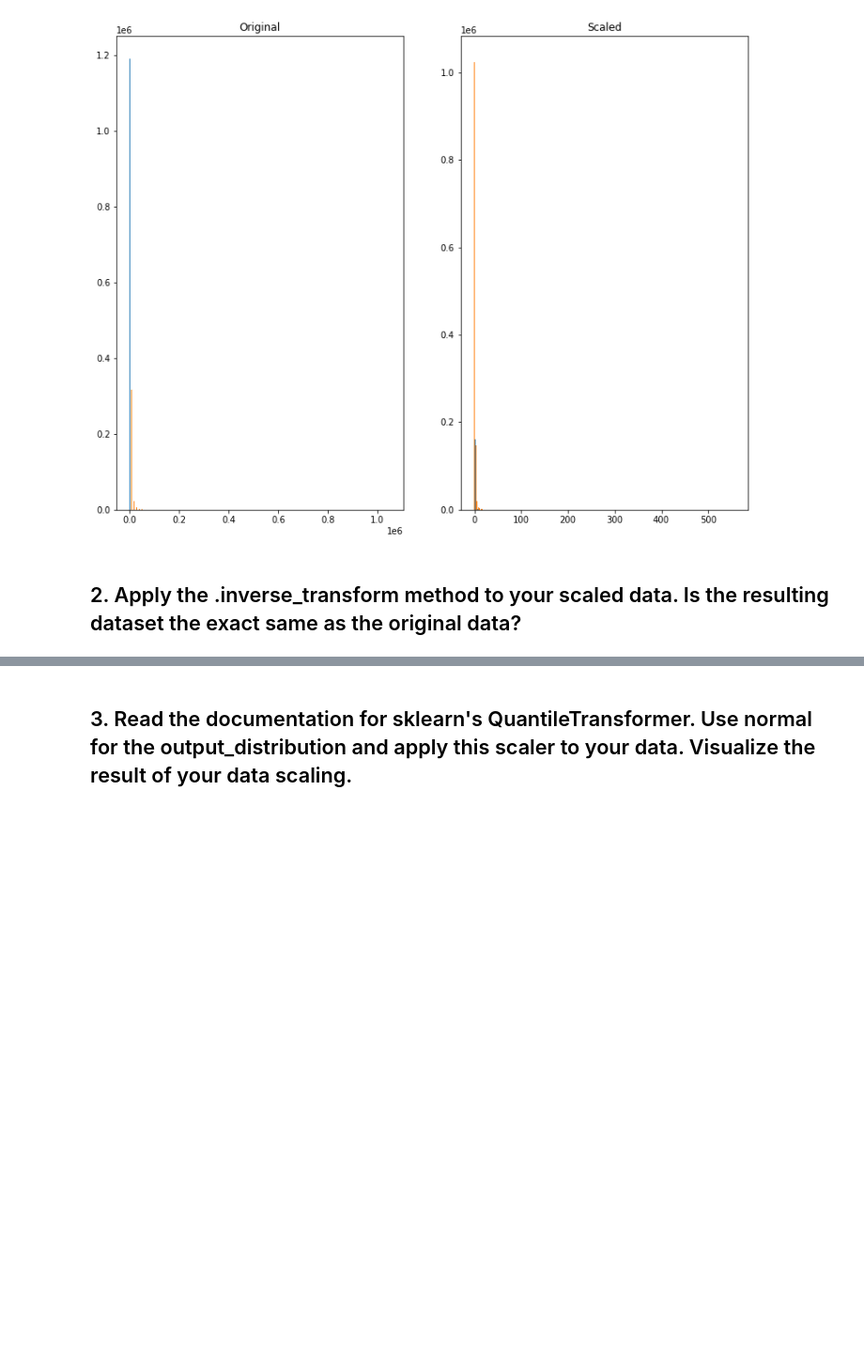
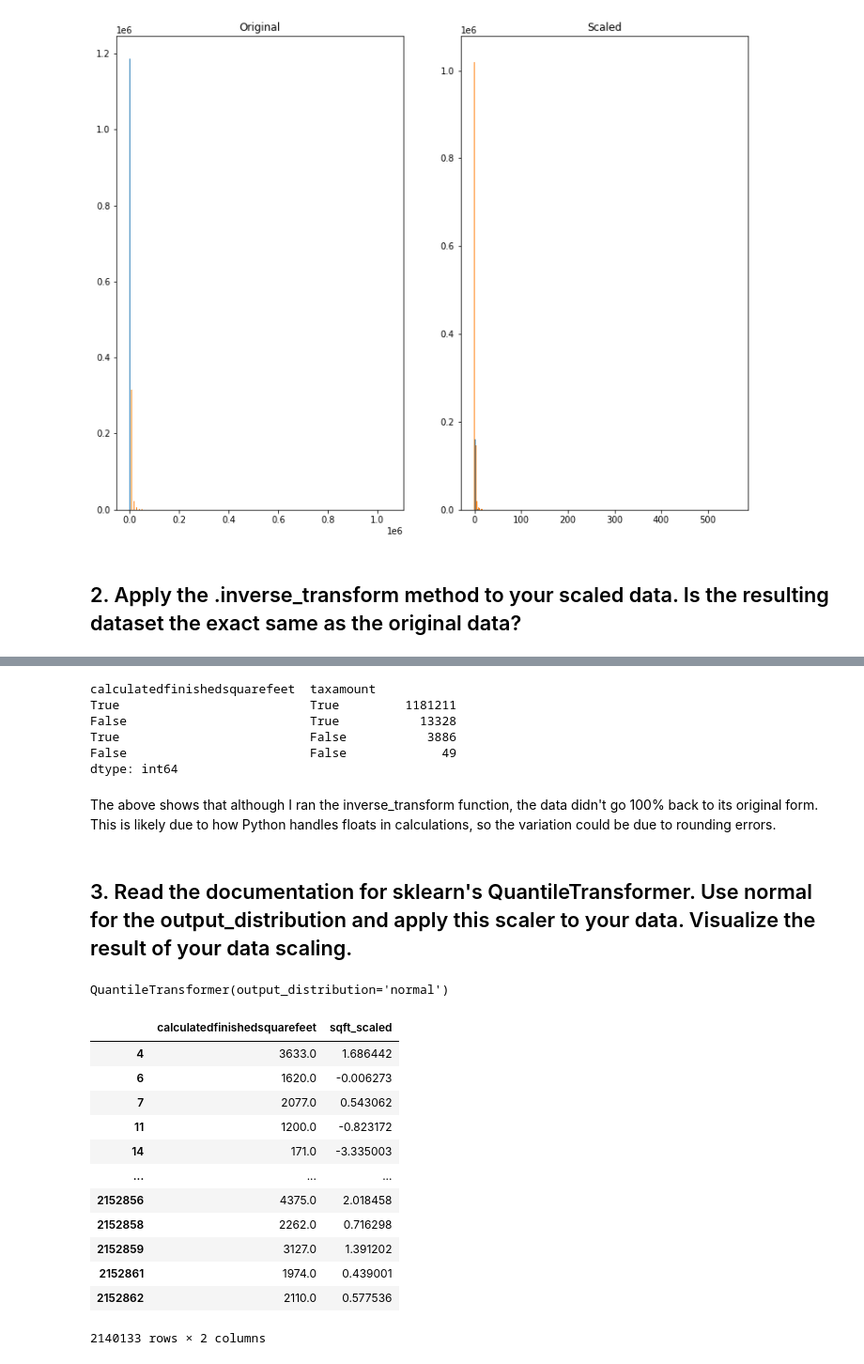
Before and after one commit to greg-maggard/regression_exercises, a Jupyter notebook: scaling.ipynb, the cells around one changed output, grey strips where cells are left out. Shown at 94% size. Cells and saved outputs as stored; diff of their text form; code cells hidden in the pictures; blank space fills up the shorter version.

```diff
--- a/scaling.ipynb
+++ b/scaling.ipynb
@@ -140,2 +159,38 @@ Text(0.5, 1.0, 'Scaled')
+# %%
+#Checking whether the inverse_transformed data is truly reverted back to the form of the original data:
+(X_train == scaler.inverse_transform(X_train_scaled)).value_counts()
+# %% [output]
+calculatedfinishedsquarefeet  taxamount
+True                          True         1181211
+False                         True           13328
+True                          False           3886
+False                         False             49
+dtype: int64
+# %% [markdown]
+The above shows that although I ran the inverse_transform function, the data didn't go 100% back to its original form. This is likely due to how Python handles floats in calculations, so the variation could be due to rounding errors.
 # %% [markdown]
 ## 3. Read the documentation for sklearn's QuantileTransformer. Use normal for the output_distribution and apply this scaler to your data. Visualize the result of your data scaling.
+# %%
+qt = df[['calculatedfinishedsquarefeet']]
+qnt_transformer = QuantileTransformer(output_distribution = 'normal')
+qnt_transformer.fit(qt)
+# %% [output]
+QuantileTransformer(output_distribution='normal')
+# %%
+scaled_qt = qnt_transformer.transform(qt)
+qt['sqft_scaled'] = scaled_qt
+qt
+# %% [output]
+|  | calculatedfinishedsquarefeet | sqft_scaled |
+| 4 | 3633.0 | 1.686442 |
+| 6 | 1620.0 | -0.006273 |
+| 7 | 2077.0 | 0.543062 |
+| 11 | 1200.0 | -0.823172 |
+| 14 | 171.0 | -3.335003 |
+| ... | ... | ... |
+| 2152856 | 4375.0 | 2.018458 |
+| 2152858 | 2262.0 | 0.716298 |
+| 2152859 | 3127.0 | 1.391202 |
+| 2152861 | 1974.0 | 0.439001 |
+| 2152862 | 2110.0 | 0.577536 |
+2140133 rows × 2 columns
```
Also changed, not shown: parts of 9 cells of this notebook.
